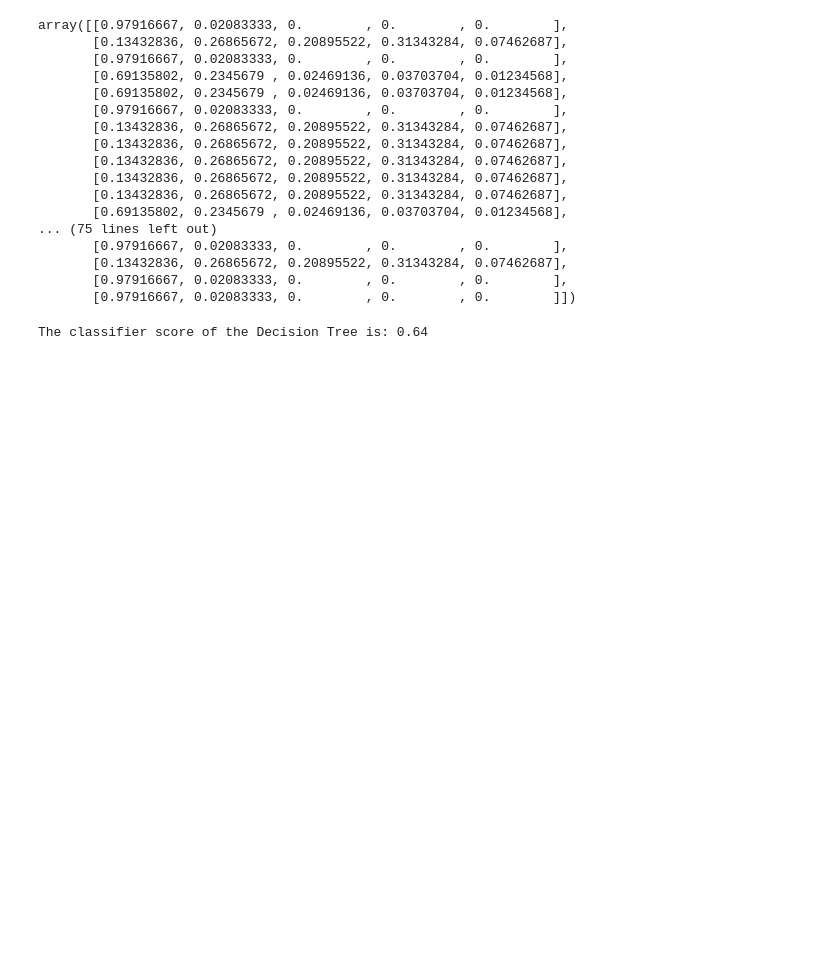
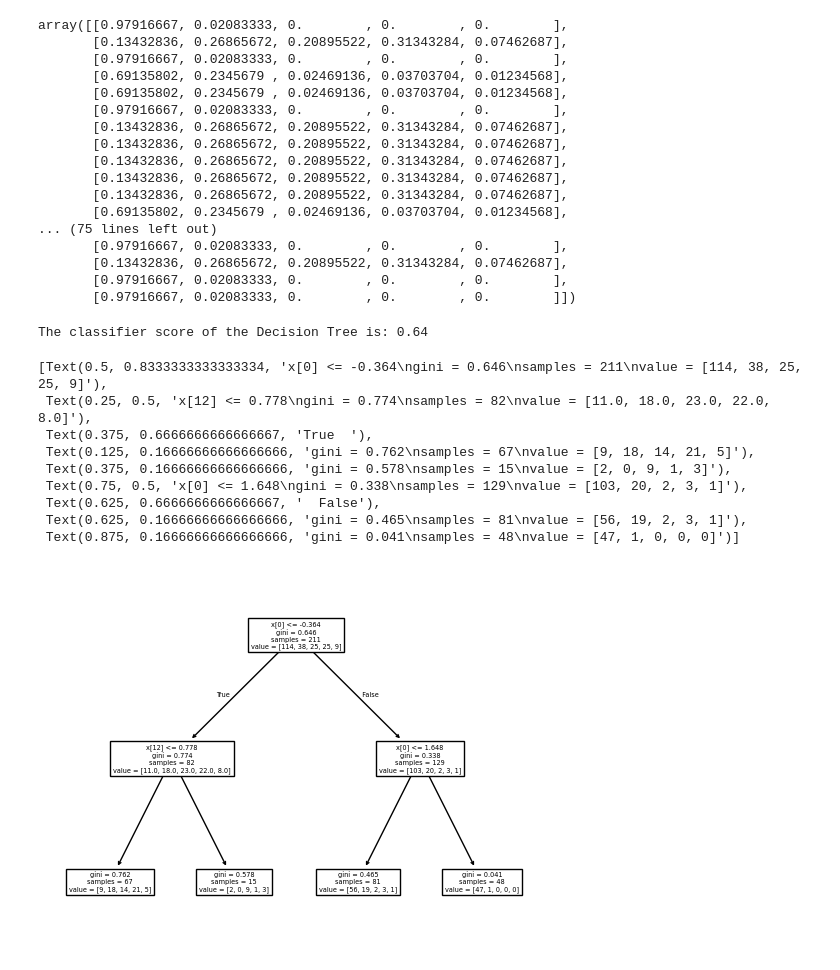
Before and after one commit to glacial-drm/Supervised-Learners, a Jupyter notebook: CW1/cw1-classification.ipynb, the cells around one changed output. Saved outputs shown, nothing was run; the diff lists cells and outputs as text; code cells hidden in the pictures; blank space fills up the shorter version.

```diff
--- a/CW1/cw1-classification.ipynb
+++ b/CW1/cw1-classification.ipynb
@@ -312,5 +322,19 @@ classifier_score = tree_classifier.score(Xs_test, y_test)
 print("The classifier score of the Decision Tree is: {:03.2f}".format(classifier_score))
 # %% [output]
 The classifier score of the Decision Tree is: 0.64
+# %%
+# Visualise the trained Decision Tree
+tree.plot_tree(tree_classifier)
+# %% [output]
+[Text(0.5, 0.8333333333333334, 'x[0] <= -0.364\ngini = 0.646\nsamples = 211\nvalue = [114, 38, 25, 25, 9]'),
+ Text(0.25, 0.5, 'x[12] <= 0.778\ngini = 0.774\nsamples = 82\nvalue = [11.0, 18.0, 23.0, 22.0, 8.0]'),
+ Text(0.375, 0.6666666666666667, 'True  '),
+ Text(0.125, 0.16666666666666666, 'gini = 0.762\nsamples = 67\nvalue = [9, 18, 14, 21, 5]'),
+ Text(0.375, 0.16666666666666666, 'gini = 0.578\nsamples = 15\nvalue = [2, 0, 9, 1, 3]'),
+ Text(0.75, 0.5, 'x[0] <= 1.648\ngini = 0.338\nsamples = 129\nvalue = [103, 20, 2, 3, 1]'),
+ Text(0.625, 0.6666666666666667, '  False'),
+ Text(0.625, 0.16666666666666666, 'gini = 0.465\nsamples = 81\nvalue = [56, 19, 2, 3, 1]'),
+ Text(0.875, 0.16666666666666666, 'gini = 0.041\nsamples = 48\nvalue = [47, 1, 0, 0, 0]')]
+[figure, added]
 # %%
 # neural network
```
Also changed, not shown: parts of 7 cells of this notebook.
